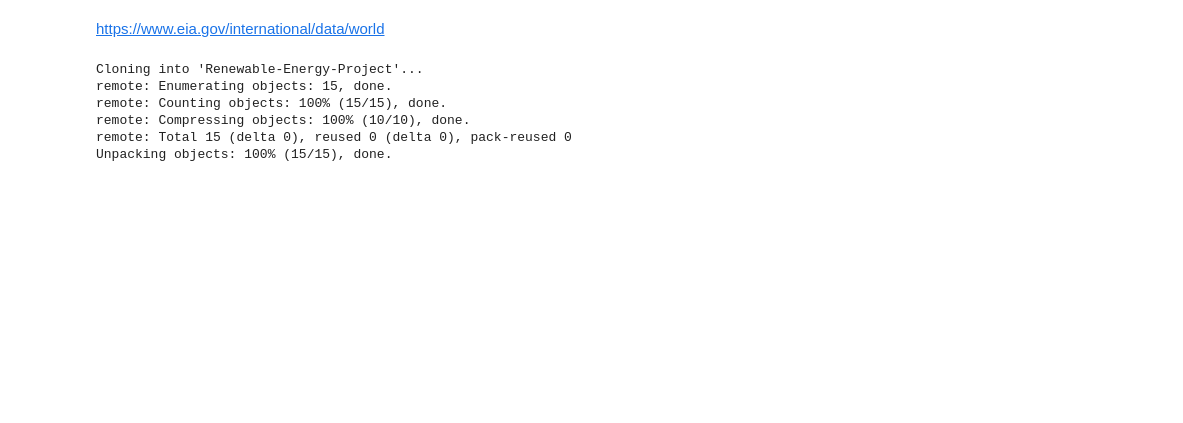
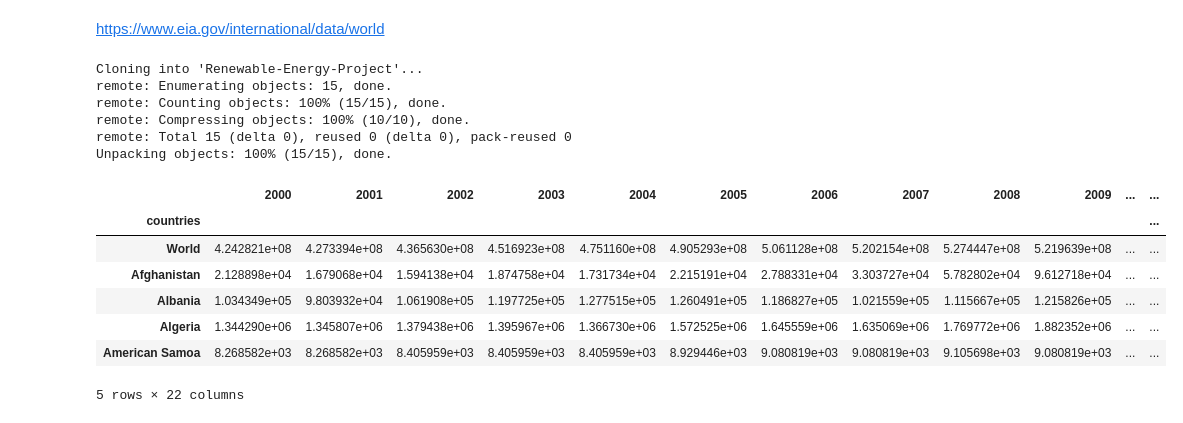
Before and after one commit to amiryarahmadi/Renewable-Energy-Project, a Jupyter notebook: SSP_Data_Cleaning.ipynb, the cells around one changed output. Cells and saved outputs as stored; diff of their text form; code cells hidden in the pictures; blank space fills up the shorter version.

```diff
--- a/SSP_Data_Cleaning.ipynb
+++ b/SSP_Data_Cleaning.ipynb
@@ -40,4 +40,13 @@ for i in removed_countris_Prod:
 
 df_Prod = df_Prod.astype(float)
 # %%
-df_Cons
+df_Cons.head(5)
+# %% [output]
+|  | 2000 | 2001 | 2002 | 2003 | 2004 | 2005 | 2006 | 2007 | 2008 | 2009 | ... | ... |
+| countries |  |  |  |  |  |  |  |  |  |  |  | ... |
+| World | 4.242821e+08 | 4.273394e+08 | 4.365630e+08 | 4.516923e+08 | 4.751160e+08 | 4.905293e+08 | 5.061128e+08 | 5.202154e+08 | 5.274447e+08 | 5.219639e+08 | ... | ... |
+| Afghanistan | 2.128898e+04 | 1.679068e+04 | 1.594138e+04 | 1.874758e+04 | 1.731734e+04 | 2.215191e+04 | 2.788331e+04 | 3.303727e+04 | 5.782802e+04 | 9.612718e+04 | ... | ... |
+| Albania | 1.034349e+05 | 9.803932e+04 | 1.061908e+05 | 1.197725e+05 | 1.277515e+05 | 1.260491e+05 | 1.186827e+05 | 1.021559e+05 | 1.115667e+05 | 1.215826e+05 | ... | ... |
+| Algeria | 1.344290e+06 | 1.345807e+06 | 1.379438e+06 | 1.395967e+06 | 1.366730e+06 | 1.572525e+06 | 1.645559e+06 | 1.635069e+06 | 1.769772e+06 | 1.882352e+06 | ... | ... |
+| American Samoa | 8.268582e+03 | 8.268582e+03 | 8.405959e+03 | 8.405959e+03 | 8.405959e+03 | 8.929446e+03 | 9.080819e+03 | 9.080819e+03 | 9.105698e+03 | 9.080819e+03 | ... | ... |
+5 rows × 22 columns
```
Also changed, not shown: parts of 13 cells of this notebook.
